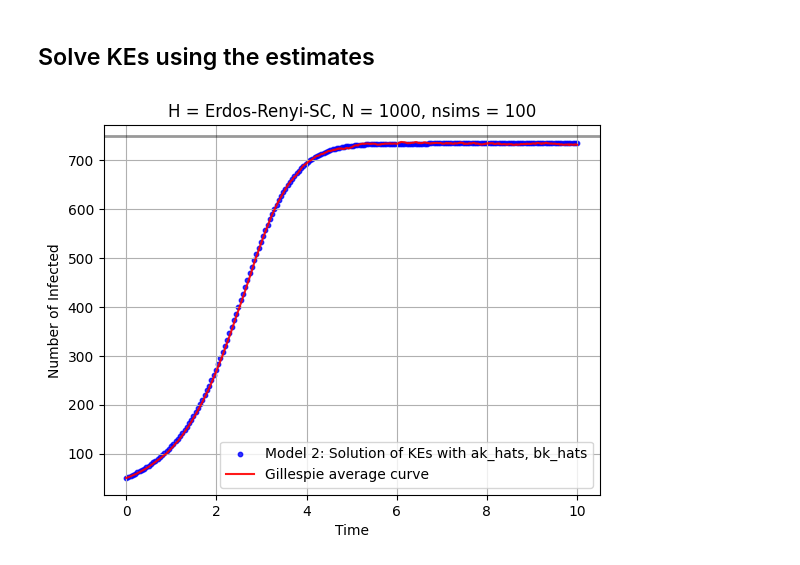
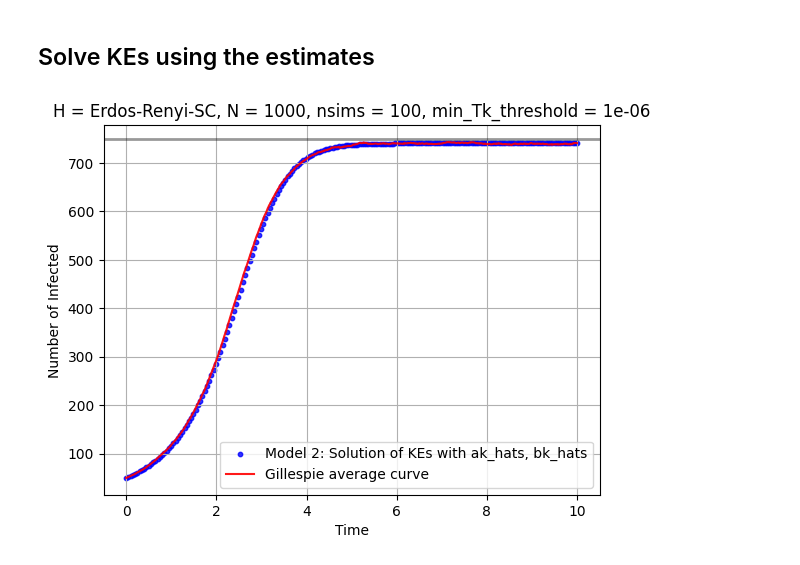
Before and after one commit to markolalovic/higher-order-contagion, a Jupyter notebook: notebooks/estimate-rates-random_ER.ipynb, the cells around one changed output. Cells and saved outputs as stored; diff of their text form; code cells hidden in the pictures.

```diff
--- a/notebooks/estimate-rates-random_ER.ipynb
+++ b/notebooks/estimate-rates-random_ER.ipynb
@@ -405,17 +242,22 @@ plt.show()
 # %%
-## --- Solve KEs using the estimates and compare ---
-# --- Model 2 ---
-ode_system_complete = list_all_ODEs_using_estimates(g, a_k_hat, b_k_hat, mu)
+# ode_system = list_all_ODEs_using_estimates(g, a_k_hat, b_k_hat, mu)
+ode_system = list_all_ODEs_using_estimates(g, a_k_hat_valid, b_k_hat_valid, mu)
 
 def f_ode(t, p):
-    return ode_system_complete(t, p)
-
+    return ode_system(t, p)
 
 all_states = list(range(N + 1))
 M = len(all_states)
 p0 = np.zeros(M)
 i_set0 = all_states.index(I0)
 p0[i_set0] = 1.0 # all other states have prob 0 at time 0
+
+# solve ode system over time
+t_span = (0.0, time_max)
+
+# times t_i to evaluate in, is saved in sol_hat.t
+steps_eval = 202 # TODO: tune
+t_eval = np.linspace(t_span[0], t_span[1], steps_eval)
 
 sol_hat = solve_ivp(f_ode,
                     t_span,
@@ -424,23 +266,23 @@ sol_hat = solve_ivp(f_ode,
                     method="LSODA")
 
 expected_values_hat = calculate_expected_values(sol_hat)
-# %%
-plt.figure()
-
-# plt.plot(sol.t, expected_values_hat, color="b", label="Model 2: Solution of KEs with ak_hats, bk_hats")
-plt.scatter(sol_hat.t, expected_values_hat, color="b", s=10, alpha=.8, label="Model 2: Solution of KEs with ak_hats, bk_hats")
-
-plt.plot(times, avg_curve, 'red', label="Gillespie average curve", alpha=0.9)
-
-plt.axhline(y=int(0.75 * N), color='black', lw=2, alpha=0.4, linestyle='-')
-
-plt.xlabel("Time")
-plt.ylabel("Number of Infected")
-plt.legend()
-plt.grid(True)
-plt.title(f"H = {g.name}, N = {N}, nsims = {nsims}")
-plt.savefig(f"../figures/estimation/{test_name}/solutions-comparison.pdf",
-            format='pdf', bbox_inches='tight')
-plt.show()
-# %% [output]
-[figure, removed]
+# %%
+plt.figure()
+
+plt.scatter(sol_hat.t, expected_values_hat, color="b", s=10, alpha=.8,
+            label="Model 2: Solution of KEs with ak_hats, bk_hats")
+
+plt.plot(times, avg_curve, 'red', label="Gillespie average curve", alpha=0.9)
+
+plt.axhline(y=int(0.75 * N), color='black', lw=2, alpha=0.4, linestyle='-')
+
+plt.xlabel("Time")
+plt.ylabel("Number of Infected")
+plt.legend()
+plt.grid(True)
+plt.title(f"H = {g.name}, N = {N}, nsims = {nsims}, min_Tk_threshold = {min_Tk_threshold}")
+plt.savefig(f"../figures/estimation/{test_name}/solutions-comparison_2.pdf",
+            format='pdf', bbox_inches='tight')
+plt.show()
+# %% [output]
+[figure, added]
```
Also changed, not shown: parts of 19 cells of this notebook, 14 other files.
